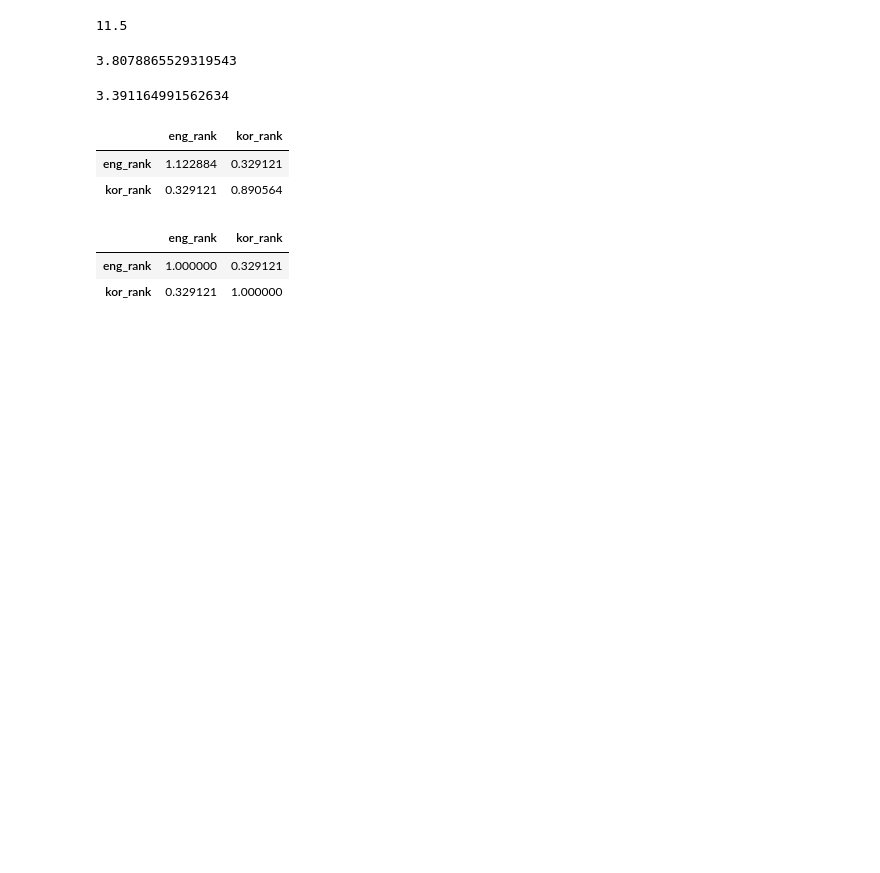
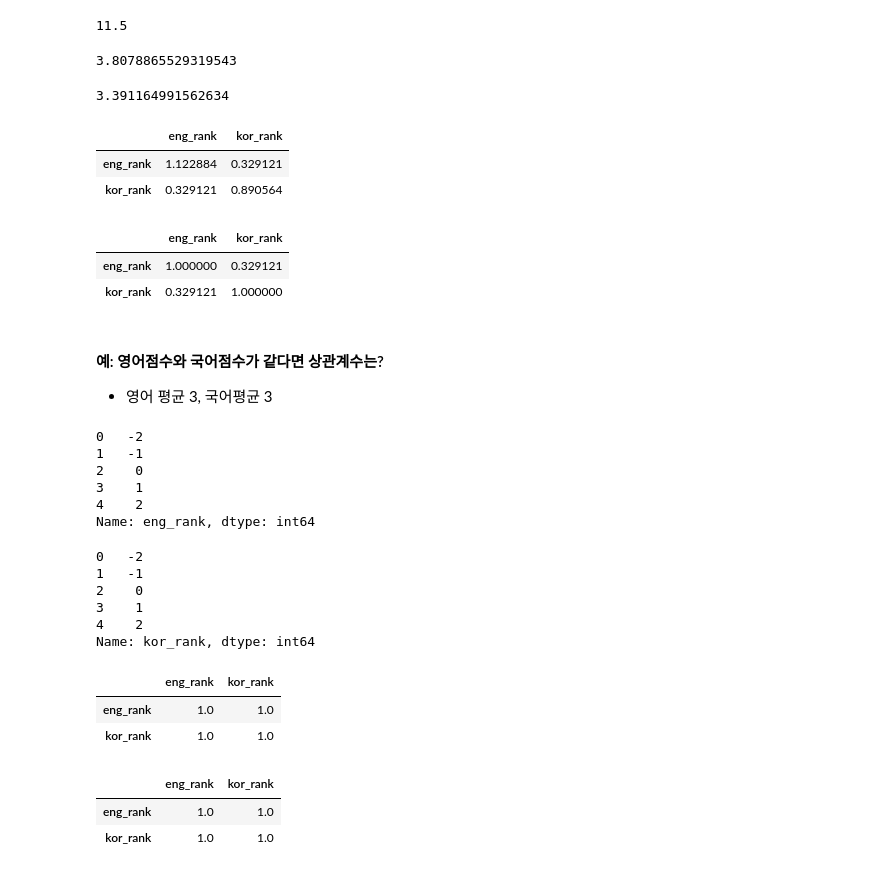
Before and after one commit to nojiyoon/SeSAC_code, a Jupyter notebook: 1월20일_분산_표준편차_공분산_상관관계_수업내용.ipynb, the cells around one changed output. Drawn from its saved outputs; the diff is of its cells as text; code cells hidden in the pictures; blank space fills up the shorter version.

```diff
--- a/1월20일_분산_표준편차_공분산_상관관계_수업내용.ipynb
+++ b/1월20일_분산_표준편차_공분산_상관관계_수업내용.ipynb
@@ -249,3 +249,45 @@ df01.corr()
 |  | eng_rank | kor_rank |
 | eng_rank | 1.000000 | 0.329121 |
 | kor_rank | 0.329121 | 1.000000 |
+# %% [markdown]
+#### 예: 영어점수와 국어점수가 같다면 상관계수는?
+- 영어 평균 3, 국어평균 3
+# %%
+df01 = pd.DataFrame({
+    'eng_rank': [1,2,3,4,5],
+    'kor_rank': [1,2,3,4,5]
+})
+# %%
+# 영어 편차 (영어 - 영어 평균)
+df01['eng_rank'] - 3
+# %% [output]
+0   -2
+1   -1
+2    0
+3    1
+4    2
+Name: eng_rank, dtype: int64
+# %%
+# 국어 편차 (국어 - 국어 평균)
+df01['kor_rank'] - 3
+# %% [output]
+0   -2
+1   -1
+2    0
+3    1
+4    2
+Name: kor_rank, dtype: int64
+# %%
+# 두 점수가 같을 때 상관계수는 1이 된다.
+df01.cov() / (df01['eng_rank'].std()*df01['kor_rank'].std())
+# %% [output]
+|  | eng_rank | kor_rank |
+| eng_rank | 1.0 | 1.0 |
+| kor_rank | 1.0 | 1.0 |
+# %%
+# 상관 관계 조회
+df01.corr()
+# %% [output]
+|  | eng_rank | kor_rank |
+| eng_rank | 1.0 | 1.0 |
+| kor_rank | 1.0 | 1.0 |
```
